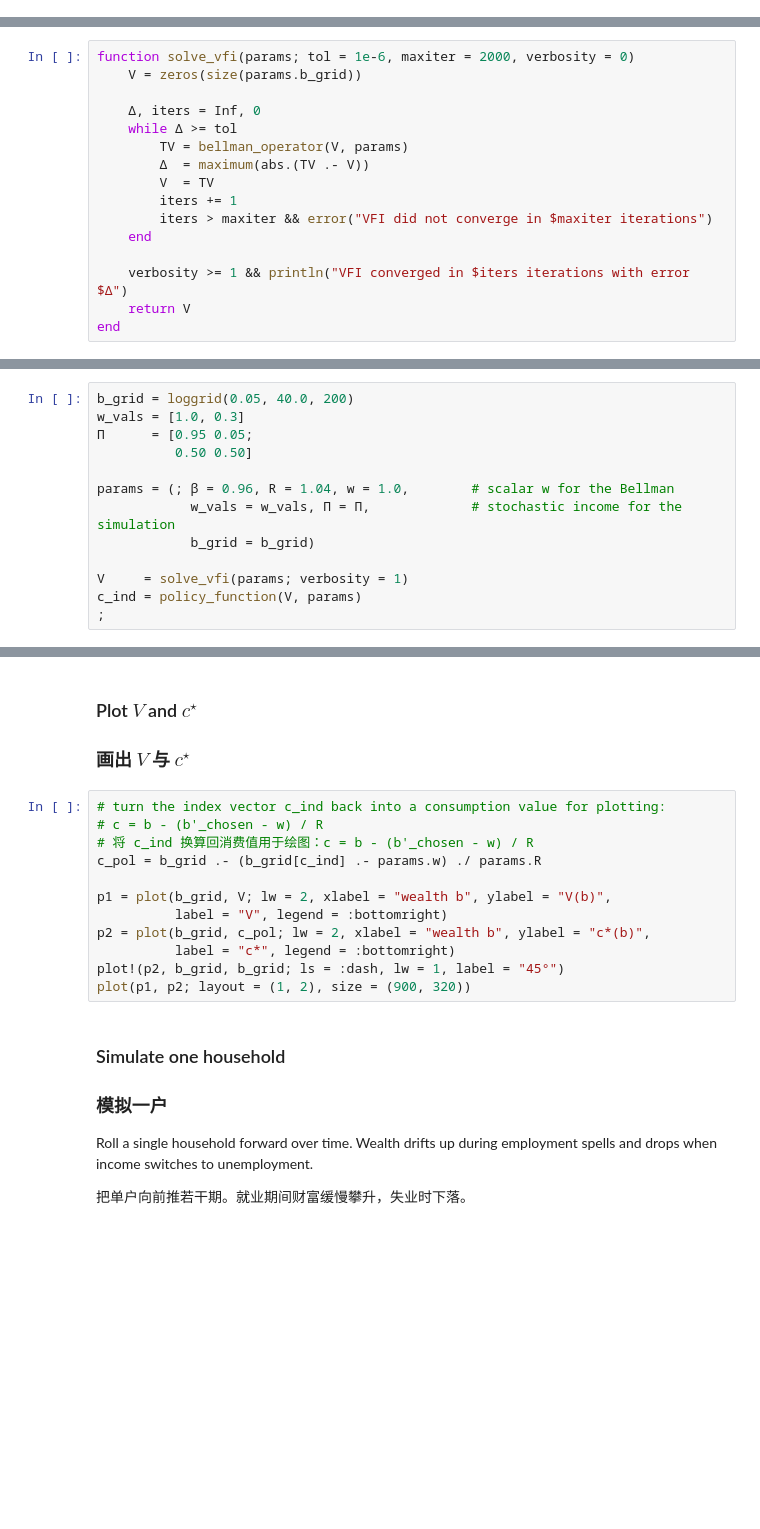
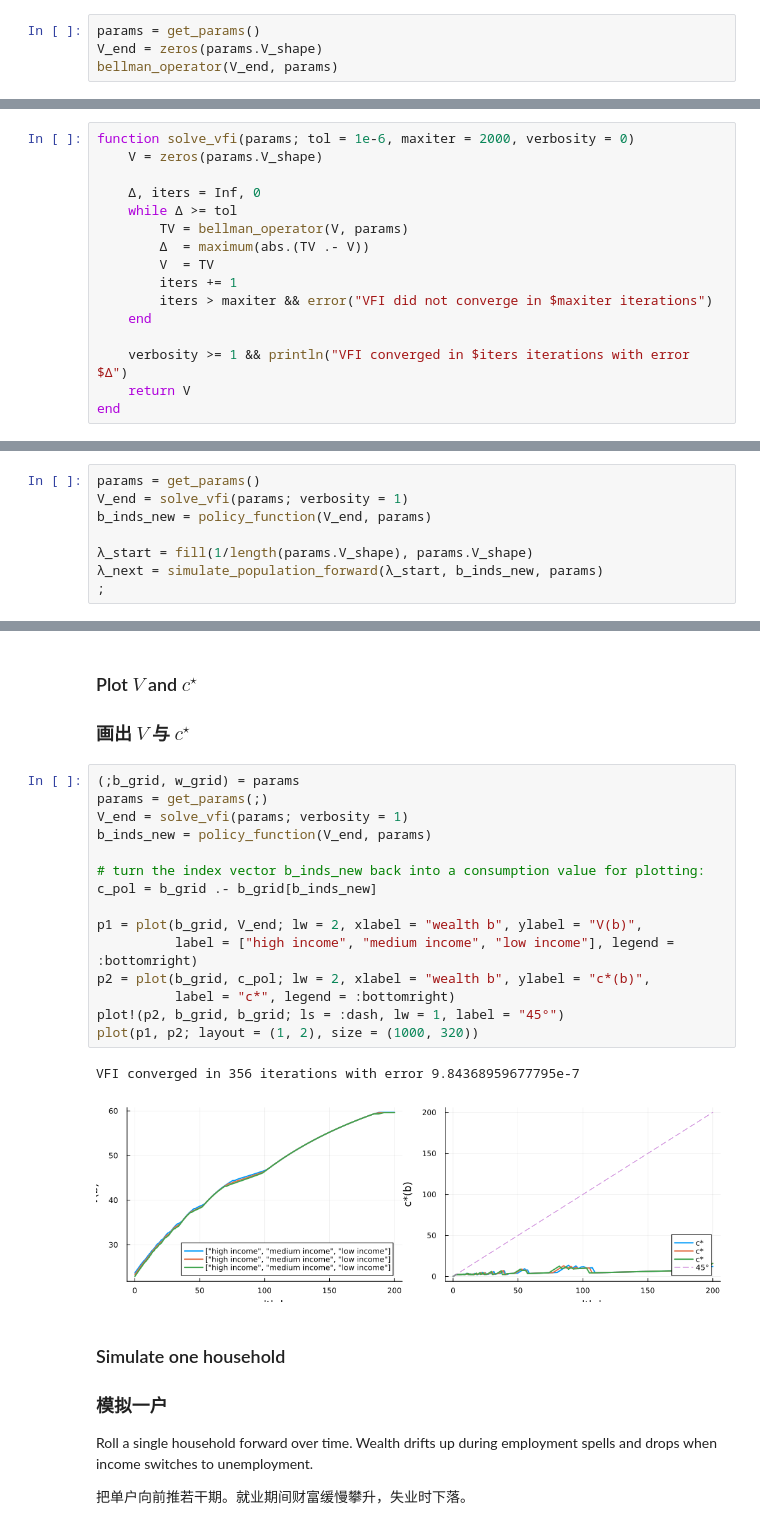
Before and after one commit to jeffreyesun/ZJU-Computational-Macro-2026, a Jupyter notebook: notebooks/L03_heterogeneity.ipynb, the cells around one changed output, grey strips where cells are left out. Saved outputs shown, nothing was run; the diff lists cells and outputs as text; blank space fills up the shorter version.

```diff
--- a/notebooks/L03_heterogeneity.ipynb
+++ b/notebooks/L03_heterogeneity.ipynb
@@ -97,0 +146,4 @@ end
+# %%
+params = get_params()
+V_end = zeros(params.V_shape)
+bellman_operator(V_end, params)
@@ -104,7 +174,7 @@ Iterate $V \mapsto \mathcal{T}V$ until the max-abs change drops below `tol`.
 反复迭代 $V \mapsto \mathcal{T}V$，直到最大绝对变化小于 `tol`。
 # %%
 function solve_vfi(params; tol = 1e-6, maxiter = 2000, verbosity = 0)
-    V = zeros(size(params.b_grid))
+    V = zeros(params.V_shape)
 
     Δ, iters = Inf, 0
     while Δ >= tol
@@ -282,15 +395,10 @@ Set up parameters, solve the value function, read off the policy, and run both s
 
 设好参数，解出价值函数，读出策略，然后跑两个模拟器。
 # %%
-b_grid = loggrid(0.05, 40.0, 200)
-w_vals = [1.0, 0.3]
-Π      = [0.95 0.05;
-          0.50 0.50]
+params = get_params()
+V_end = solve_vfi(params; verbosity = 1)
+b_inds_new = policy_function(V_end, params)
 
-params = (; β = 0.96, R = 1.04, w = 1.0,        # scalar w for the Bellman
-            w_vals = w_vals, Π = Π,             # stochastic income for the simulation
-            b_grid = b_grid)
-
-V     = solve_vfi(params; verbosity = 1)
-c_ind = policy_function(V, params)
+λ_start = fill(1/length(params.V_shape), params.V_shape)
+λ_next = simulate_population_forward(λ_start, b_inds_new, params)
 ;
@@ -298,17 +408,23 @@ c_ind = policy_function(V, params)
 ### Plot $V$ and $c^\star$
 ### 画出 $V$ 与 $c^\star$
 # %%
-# turn the index vector c_ind back into a consumption value for plotting:
-# c = b - (b'_chosen - w) / R
-# 将 c_ind 换算回消费值用于绘图：c = b - (b'_chosen - w) / R
-c_pol = b_grid .- (b_grid[c_ind] .- params.w) ./ params.R
+(;b_grid, w_grid) = params
+params = get_params(;)
+V_end = solve_vfi(params; verbosity = 1)
+b_inds_new = policy_function(V_end, params)
 
-p1 = plot(b_grid, V; lw = 2, xlabel = "wealth b", ylabel = "V(b)",
-          label = "V", legend = :bottomright)
+# turn the index vector b_inds_new back into a consumption value for plotting:
+c_pol = b_grid .- b_grid[b_inds_new]
+
+p1 = plot(b_grid, V_end; lw = 2, xlabel = "wealth b", ylabel = "V(b)",
+          label = ["high income", "medium income", "low income"], legend = :bottomright)
 p2 = plot(b_grid, c_pol; lw = 2, xlabel = "wealth b", ylabel = "c*(b)",
           label = "c*", legend = :bottomright)
 plot!(p2, b_grid, b_grid; ls = :dash, lw = 1, label = "45°")
-plot(p1, p2; layout = (1, 2), size = (900, 320))
+plot(p1, p2; layout = (1, 2), size = (1000, 320))
+# %% [output]
+VFI converged in 356 iterations with error 9.84368959677795e-7
+[figure, added]
 # %% [markdown]
 ### Simulate one household
 ### 模拟一户
```
Also changed, not shown: parts of 43 cells of this notebook.
